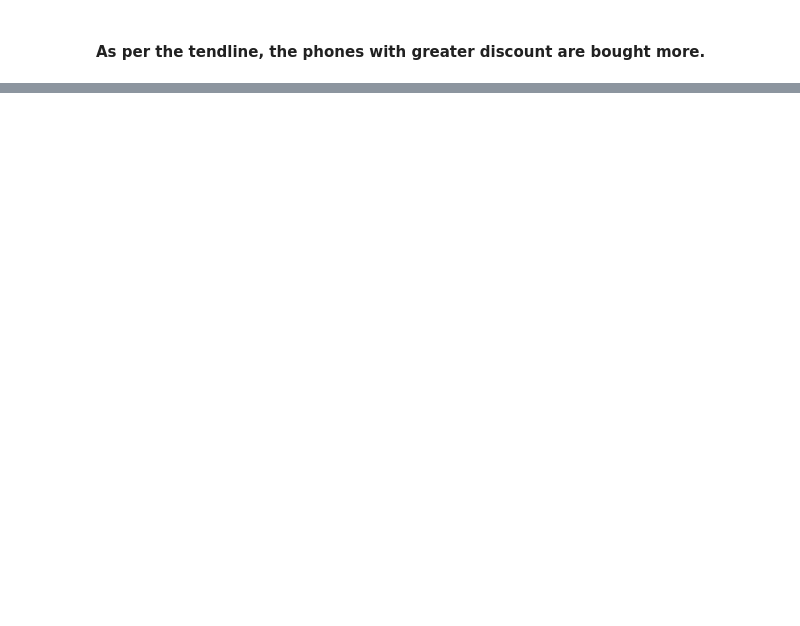
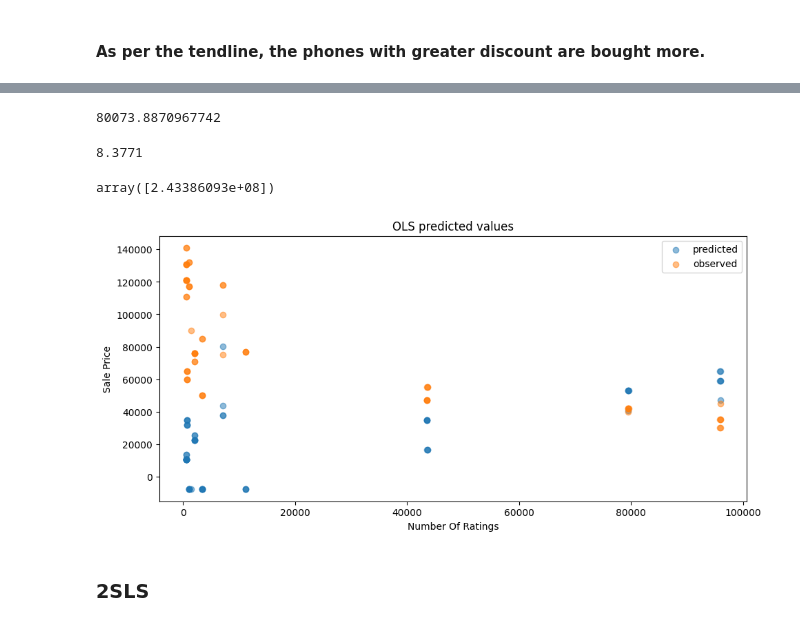
Before and after one commit to aayushbhardwajj/API_Based_Web_Scraping, a Jupyter notebook: econometrics/econometrics_methods.ipynb, the cells around one changed output, grey strips where cells are left out. Saved outputs shown, nothing was run; the diff lists cells and outputs as text; code cells hidden in the pictures; blank space fills up the shorter version.

```diff
--- a/econometrics/econometrics_methods.ipynb
+++ b/econometrics/econometrics_methods.ipynb
@@ -172,0 +292,39 @@ plt.show()
+# %%
+mean_expr2 = np.mean(Data['Sale Price'])
+mean_expr2
+# %% [output]
+80073.8870967742
+# %%
+predicted_Sale_Price = 4.63 + 0.53 * 7.07
+predicted_Sale_Price
+# %% [output]
+8.3771
+# %%
+results.predict(exog=[1, mean_expr2])
+# %% [output]
+array([2.43386093e+08])
+# %%
+# Drop missing observations from whole sample
+
+df2_plot = Data.dropna(subset=['Sale Price', 'Number Of Ratings'])
+
+# Plot predicted values
+
+fix, ax = plt.subplots()
+ax.scatter(df2_plot['Number Of Ratings'], results.predict(), alpha=0.5,
+        label='predicted')
+
+# Plot observed values
+
+ax.scatter(df2_plot['Number Of Ratings'], df2_plot['Sale Price'], alpha=0.5,
+        label='observed')
+
+ax.legend()
+ax.set_title('OLS predicted values')
+ax.set_xlabel('Number Of Ratings')
+ax.set_ylabel('Sale Price')
+plt.show()
+# %% [output]
+[figure, added]
+# %% [markdown]
+### 2SLS
```
Also changed, not shown: parts of 18 cells of this notebook, 2 other files.
